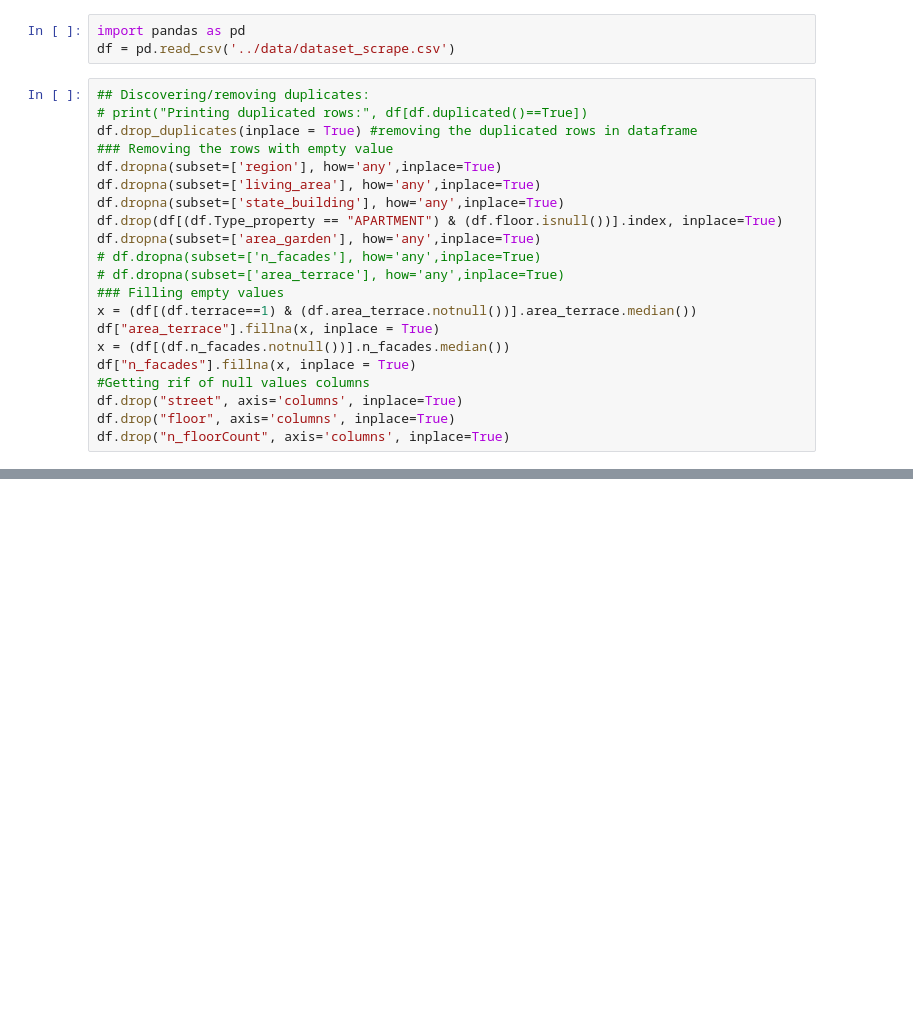
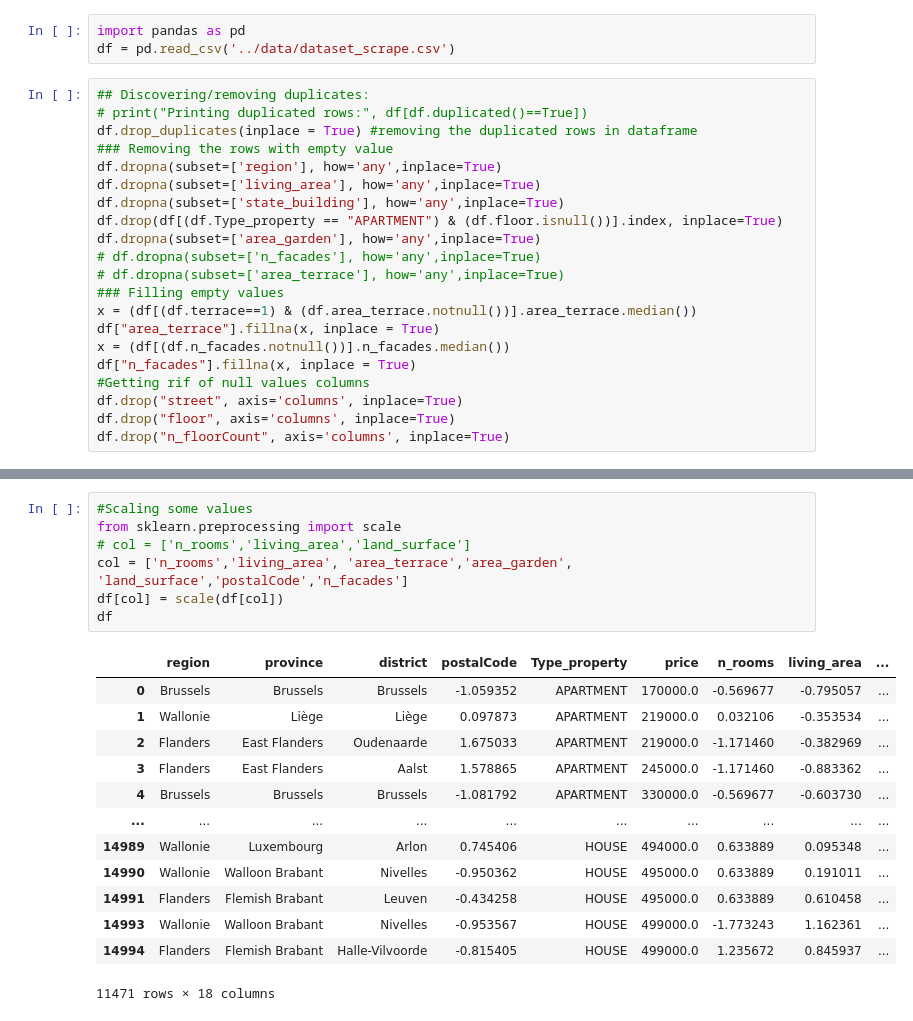
Before and after one commit to prongx/immo_eliza_regression, a Jupyter notebook: data-exploration/notebookCleaningData.ipynb, the cells around one changed output, grey strips where cells are left out. Saved outputs shown, nothing was run; the diff lists cells and outputs as text; blank space fills up the shorter version.

```diff
--- a/data-exploration/notebookCleaningData.ipynb
+++ b/data-exploration/notebookCleaningData.ipynb
@@ -80,0 +57,21 @@ print(dfh.shape)
+# %%
+#Scaling some values
+from sklearn.preprocessing import scale
+# col = ['n_rooms','living_area','land_surface']
+col = ['n_rooms','living_area', 'area_terrace','area_garden', 'land_surface','postalCode','n_facades']
+df[col] = scale(df[col])
+df
+# %% [output]
+|  | region | province | district | postalCode | Type_property | price | n_rooms | living_area | ... |
+| 0 | Brussels | Brussels | Brussels | -1.059352 | APARTMENT | 170000.0 | -0.569677 | -0.795057 | ... |
+| 1 | Wallonie | Liège | Liège | 0.097873 | APARTMENT | 219000.0 | 0.032106 | -0.353534 | ... |
+| 2 | Flanders | East Flanders | Oudenaarde | 1.675033 | APARTMENT | 219000.0 | -1.171460 | -0.382969 | ... |
+| 3 | Flanders | East Flanders | Aalst | 1.578865 | APARTMENT | 245000.0 | -1.171460 | -0.883362 | ... |
+| 4 | Brussels | Brussels | Brussels | -1.081792 | APARTMENT | 330000.0 | -0.569677 | -0.603730 | ... |
+| ... | ... | ... | ... | ... | ... | ... | ... | ... | ... |
+| 14989 | Wallonie | Luxembourg | Arlon | 0.745406 | HOUSE | 494000.0 | 0.633889 | 0.095348 | ... |
+| 14990 | Wallonie | Walloon Brabant | Nivelles | -0.950362 | HOUSE | 495000.0 | 0.633889 | 0.191011 | ... |
+| 14991 | Flanders | Flemish Brabant | Leuven | -0.434258 | HOUSE | 495000.0 | 0.633889 | 0.610458 | ... |
+| 14993 | Wallonie | Walloon Brabant | Nivelles | -0.953567 | HOUSE | 499000.0 | -1.773243 | 1.162361 | ... |
+| 14994 | Flanders | Flemish Brabant | Halle-Vilvoorde | -0.815405 | HOUSE | 499000.0 | 1.235672 | 0.845937 | ... |
+11471 rows × 18 columns
```
Also changed, not shown: parts of 13 cells of this notebook, 6 other files.
